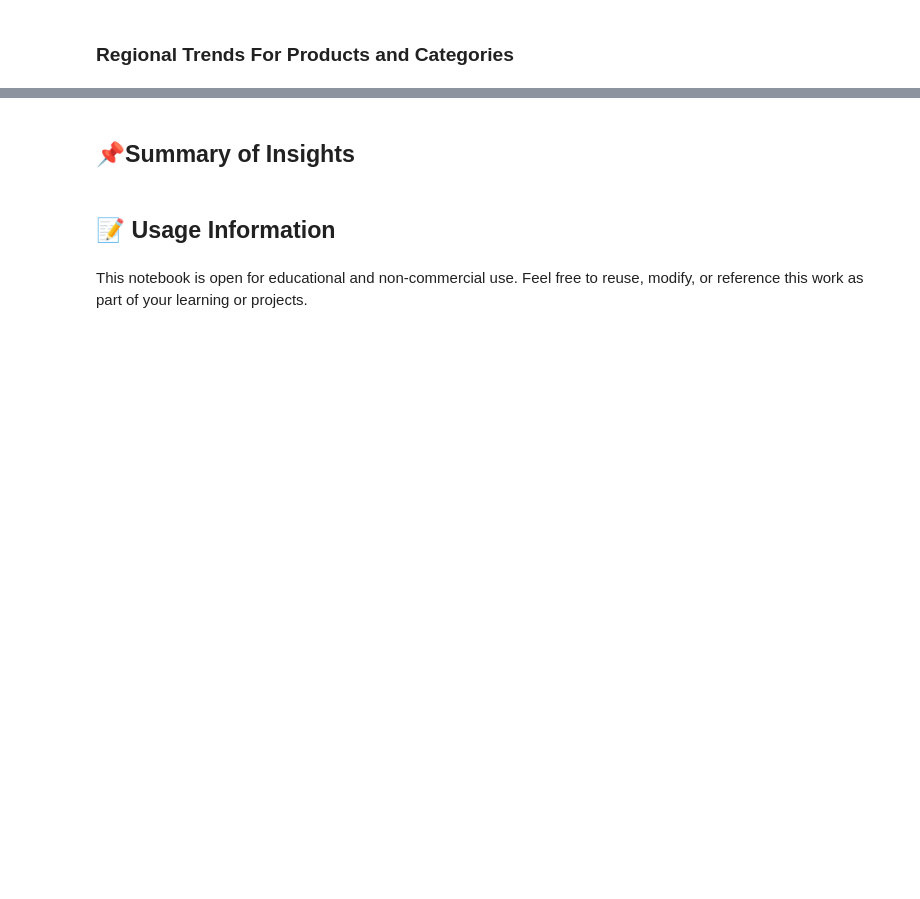
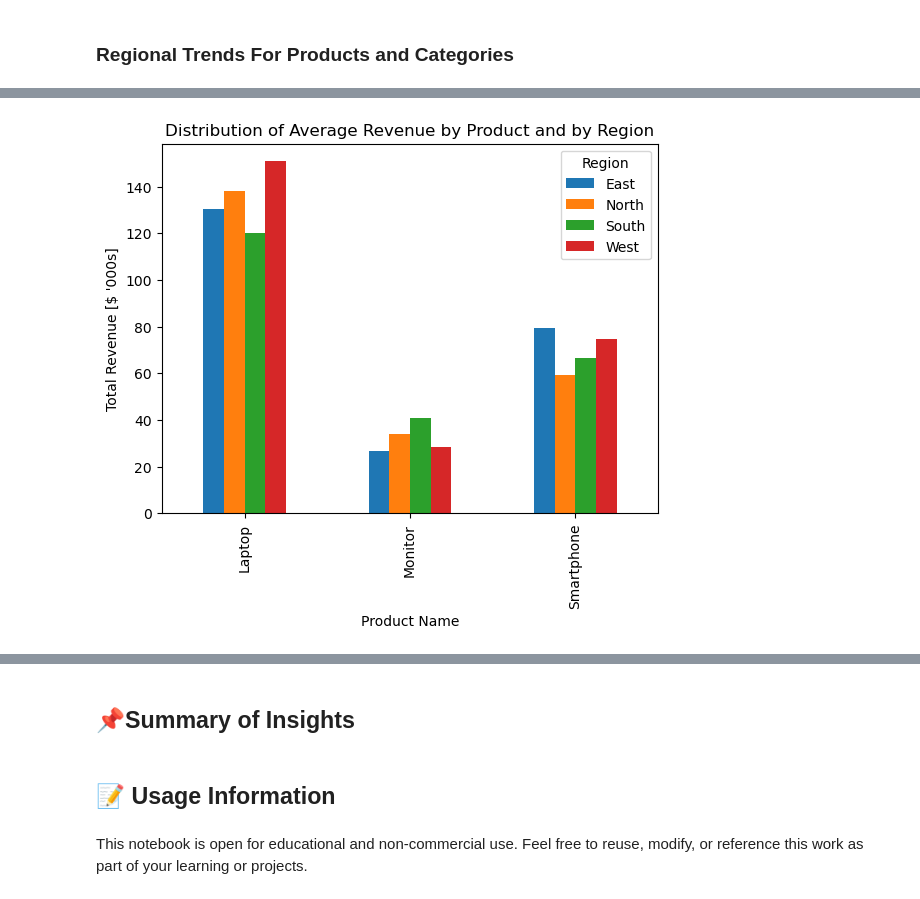
Before and after one commit to Mohammed-Hanan-Othman/ecommerce-sales-analysis, a Jupyter notebook: notebooks/3.product_performance.ipynb, the cells around one changed output, grey strips where cells are left out. Cells and saved outputs as stored; diff of their text form; code cells hidden in the pictures; blank space fills up the shorter version.

```diff
--- a/notebooks/3.product_performance.ipynb
+++ b/notebooks/3.product_performance.ipynb
@@ -424,0 +444,8 @@ plt.show();
+# %%
+# Electrionics Distribuiton
+(df_electronics.groupby(by=["Product Name", "Region"])["Total Price Calc"].sum().sort_values() / 1e3).unstack().plot(kind="bar")
+plt.title("Distribution of Average Revenue by Product and by Region")
+plt.ylabel("Total Revenue [$ '000s]")
+plt.show();
+# %% [output]
+[figure, added]
```
Also changed, not shown: parts of 7 cells of this notebook.
